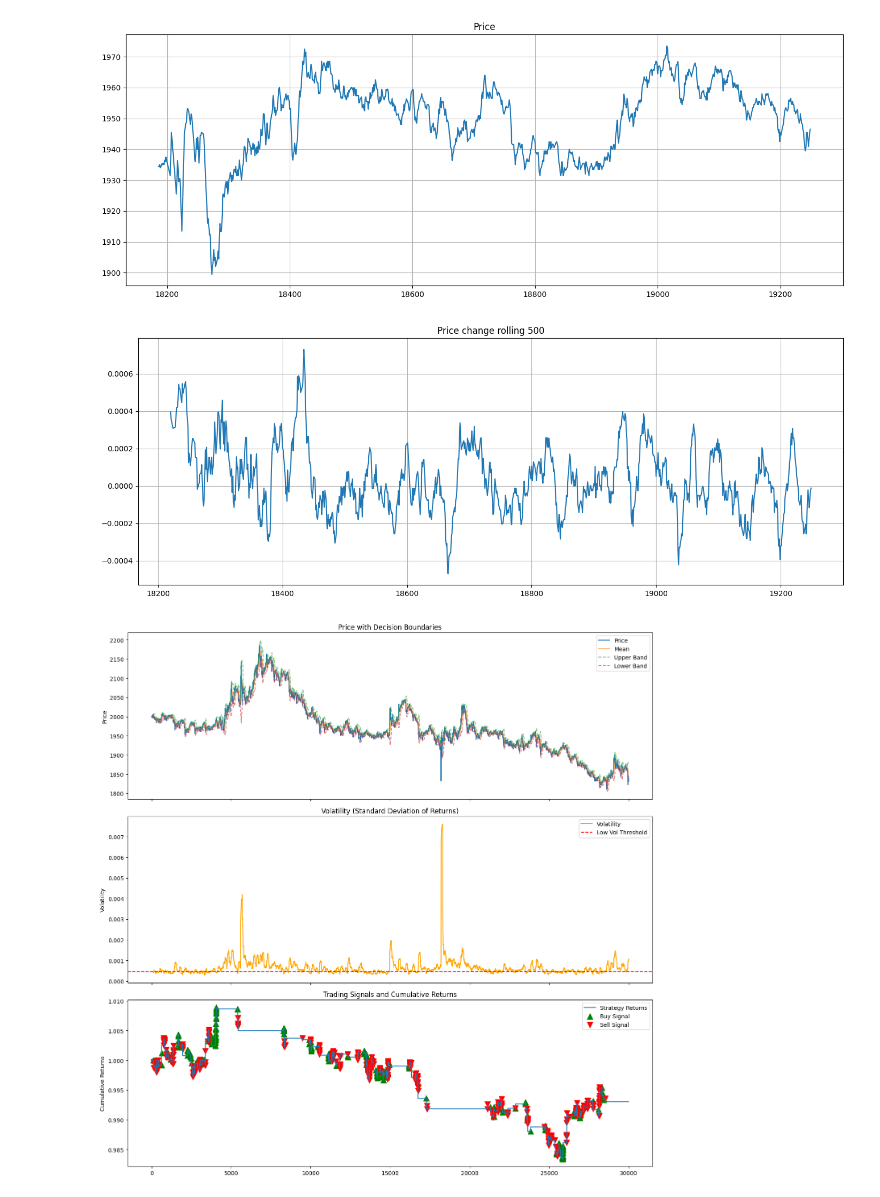
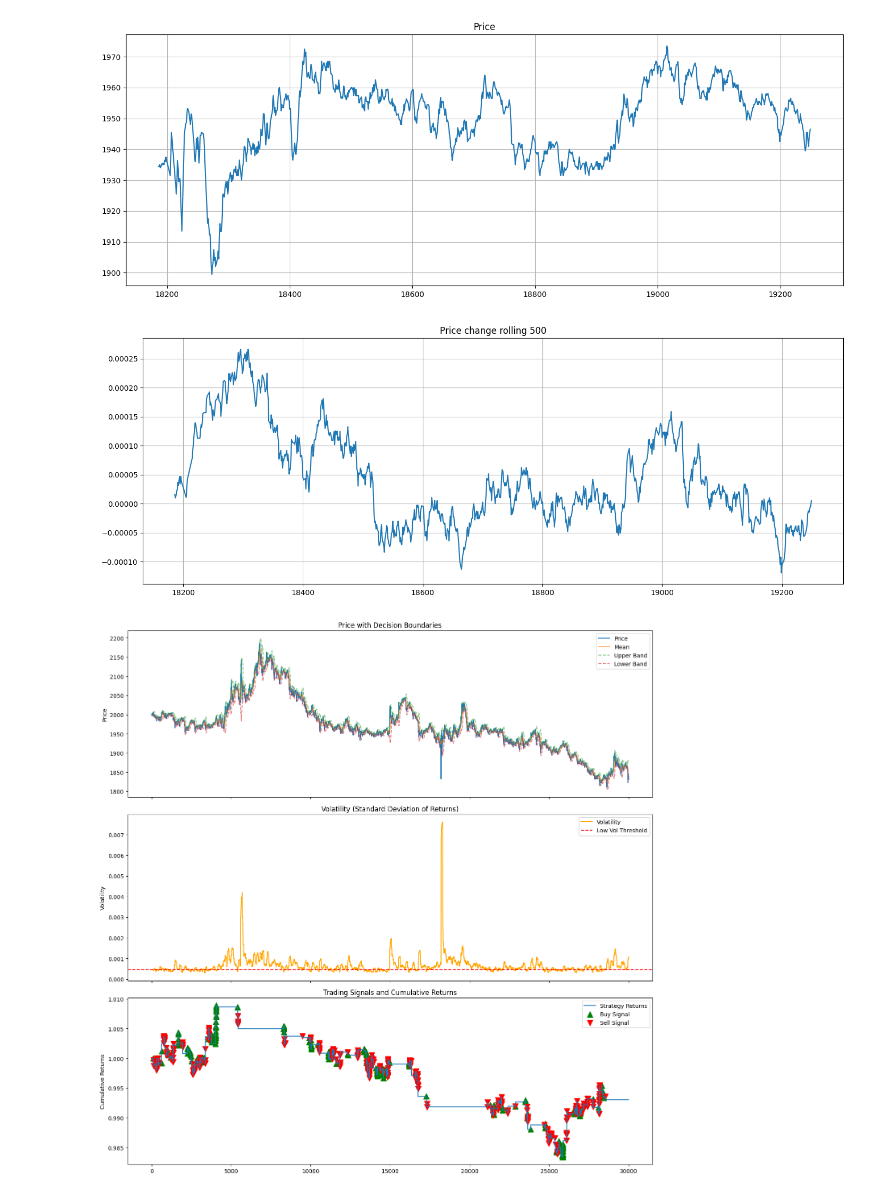
Before and after one commit to YannTab/Prosperity-3, a Jupyter notebook: actual/analysis.ipynb, the cells around one changed output. Saved outputs shown, nothing was run; the diff lists cells and outputs as text; code cells hidden in the pictures.

```diff
--- a/actual/analysis.ipynb
+++ b/actual/analysis.ipynb
@@ -592,12 +603,12 @@ plt.show()
 [figure]
 # %%
 fig, ax = plt.subplots(figsize=(17,6))
-squid_returns_clean[18000:19000].rolling(20).mean().plot(ax=ax)
+squid_returns_clean.rolling(100).mean()[18000:19000].plot(ax=ax)
 ax.grid()
 ax.set_title('Price change rolling 500')
 plt.show()
 # %% [output]
-[figure, old version]
+[figure, new version]
 # %%
 df = pd.DataFrame({'timestamp':squid_ink_all_days.index, 'price':squid_ink_all_days.values})
 
```
Also changed, not shown: parts of 5 cells of this notebook, 15 other files.
